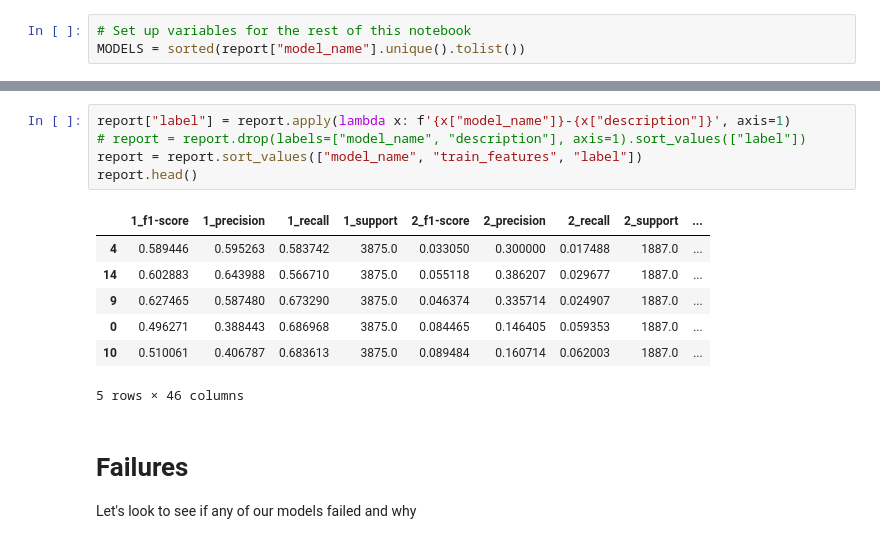
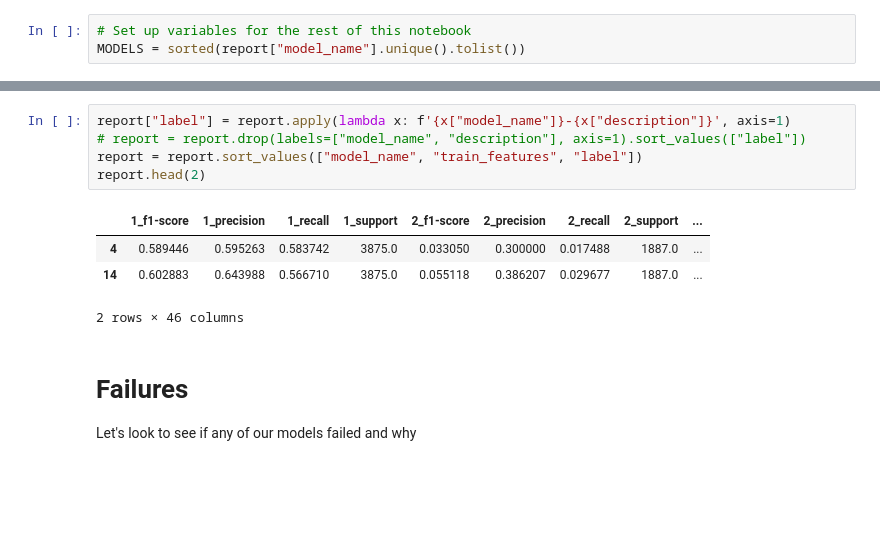
Before and after one commit to sv650s/sb-capstone, a Jupyter notebook: analyze_classification_results-template.ipynb, the cells around one changed output, grey strips where cells are left out. Saved outputs shown, nothing was run; the diff lists cells and outputs as text; blank space fills up the shorter version.

```diff
--- a/analyze_classification_results-template.ipynb
+++ b/analyze_classification_results-template.ipynb
@@ -147,16 +144,13 @@ s.join(new_df)
 # %%
 report["label"] = report.apply(lambda x: f'{x["model_name"]}-{x["description"]}', axis=1)
 # report = report.drop(labels=["model_name", "description"], axis=1).sort_values(["label"])
 report = report.sort_values(["model_name", "train_features", "label"])
-report.head()
+report.head(2)
 # %% [output]
 |  | 1_f1-score | 1_precision | 1_recall | 1_support | 2_f1-score | 2_precision | 2_recall | 2_support | ... |
 | 4 | 0.589446 | 0.595263 | 0.583742 | 3875.0 | 0.033050 | 0.300000 | 0.017488 | 1887.0 | ... |
 | 14 | 0.602883 | 0.643988 | 0.566710 | 3875.0 | 0.055118 | 0.386207 | 0.029677 | 1887.0 | ... |
-| 9 | 0.627465 | 0.587480 | 0.673290 | 3875.0 | 0.046374 | 0.335714 | 0.024907 | 1887.0 | ... |
-| 0 | 0.496271 | 0.388443 | 0.686968 | 3875.0 | 0.084465 | 0.146405 | 0.059353 | 1887.0 | ... |
-| 10 | 0.510061 | 0.406787 | 0.683613 | 3875.0 | 0.089484 | 0.160714 | 0.062003 | 1887.0 | ... |
-5 rows × 46 columns
+2 rows × 46 columns
 # %% [markdown]
 # Failures
 
```
Also changed, not shown: parts of 25 cells of this notebook, 7 other files.
